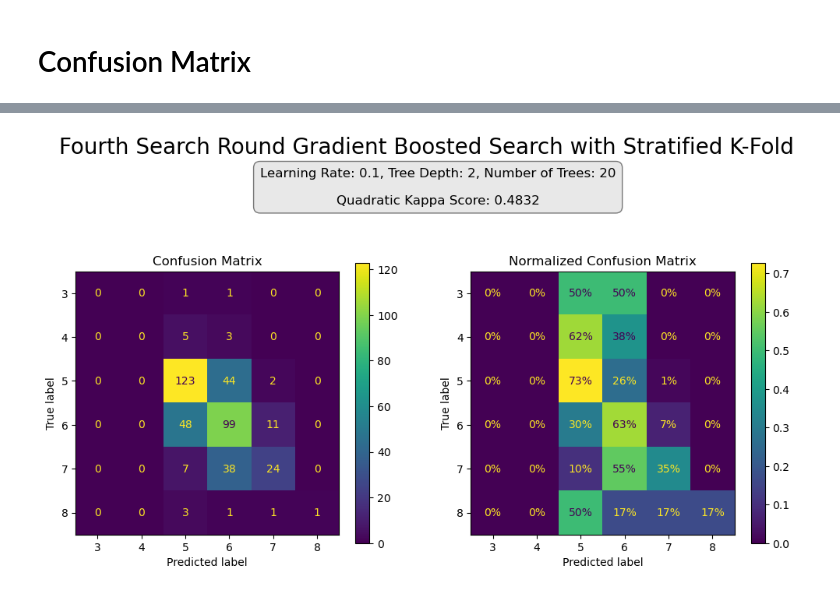
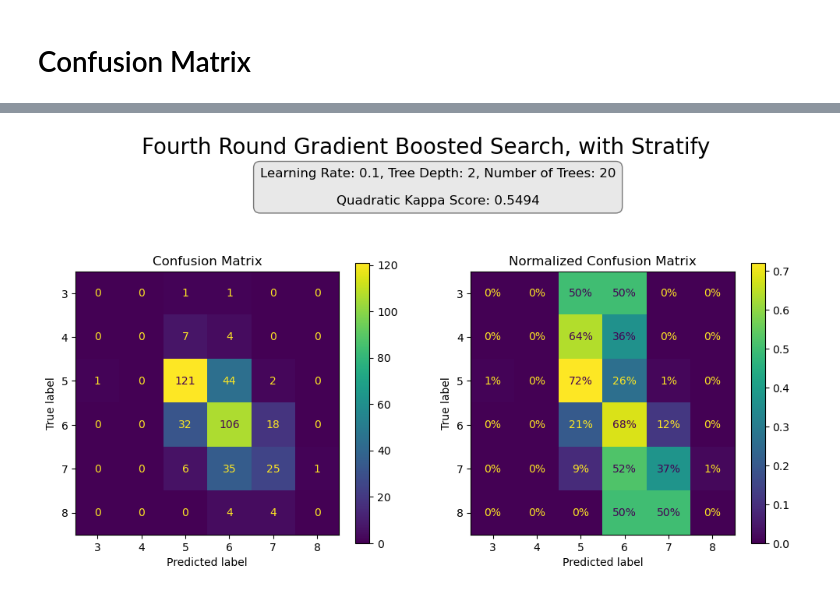
Before and after one commit to Nicholas-Simpson/Project-4, a Jupyter notebook: grad_boost_classifier_stratify.ipynb, the cells around one changed output, grey strips where cells are left out. Drawn from its saved outputs; the diff is of its cells as text; code cells hidden in the pictures.

```diff
--- a/grad_boost_classifier_stratify.ipynb
+++ b/grad_boost_classifier_stratify.ipynb
@@ -67,12 +68,9 @@ param_grid = {
     'max_depth': [3, 5, 7] #  size of each tree
 }
 
-# Use stratified k-fold cross-validation
-skfold = StratifiedKFold(n_splits=5, shuffle=True, random_state=42)
-
 # Perform grid search with cross-validation, mark timer start
 start_time = time.time()
-grid_search = GridSearchCV(model, param_grid, cv=skfold, verbose=3)
+grid_search = GridSearchCV(model, param_grid, cv=5, verbose=3)
 grid_search.fit(X_train, y_train)
 
 # Get the best model from grid search
@@ -151,12 +149,9 @@ param_grid_2 = {
     'max_depth': [3, 5, 7]
 }
 
-# Use stratified k-fold cross-validation
-skfold = StratifiedKFold(n_splits=5, shuffle=True, random_state=42)
-
 # Perform grid search with cross-validation
 start_time_2 = time.time()
-grid_search_2 = GridSearchCV(model_2, param_grid_2, cv=skfold, verbose=3)
+grid_search_2 = GridSearchCV(model_2, param_grid_2, cv=5, verbose=3)
 grid_search_2.fit(X_train, y_train)
 
 # Get the best model from grid search
@@ -235,12 +230,9 @@ param_grid_3 = {
     'max_depth': [2, 3, 5]
 }
 
-# Use stratified k-fold cross-validation
-skfold = StratifiedKFold(n_splits=5, shuffle=True, random_state=42)
-
 # Perform grid search with cross-validation
 start_time_3 = time.time()
-grid_search_3 = GridSearchCV(model_3, param_grid_3, cv=skfold, verbose=3)
+grid_search_3 = GridSearchCV(model_3, param_grid_3, cv=5, verbose=3)
 grid_search_3.fit(X_train, y_train)
 
 # Get the best model from grid search
@@ -319,12 +311,9 @@ param_grid_4 = {
     'max_depth': [2, 3, 5, 7, 9]
 }
 
-# Use stratified k-fold cross-validation
-skfold = StratifiedKFold(n_splits=5, shuffle=True, random_state=42)
-
 # Perform grid search with cross-validation
 start_time_4 = time.time()
-grid_search_4 = GridSearchCV(model_4, param_grid_4, cv=skfold, verbose=3)
+grid_search_4 = GridSearchCV(model_4, param_grid_4, cv=5, verbose=3)
 grid_search_4.fit(X_train, y_train)
 
 # Get the best model from grid search
@@ -649,33 +638,33 @@ fig = plt.figure(figsize = (12,6))
 grid_spec = GridSpec(2, 2, figure=fig, width_ratios = [3,3], height_ratios=[1, 6])
 
 # Model specs subplot
 model_specs =  f"Learning Rate: {best_gb_4.learning_rate}, Tree Depth: {best_gb_4.max_depth}, Number of Trees: {best_gb_4.n_estimators}\n\nQuadratic Kappa Score: {kappa_4:.4f}"
 upper_ax = fig.add_subplot(grid_spec[0, :])
 
 # plt.upper_ax_adjust(hspace = 0.5)
 upper_text = upper_ax.text(0.5, 0.55, model_specs, ha='center', fontsize=12,
                            bbox=dict(facecolor='lightgray', alpha=0.5, boxstyle='round,pad=0.5'))
 upper_ax.axis('off')
 
 # Confusion Matrix Subplot
 conf_matrix_display = ConfusionMatrixDisplay.from_predictions(y_val, y_pred_4, ax=fig.add_subplot(grid_spec[1, 0]))
 conf_matrix_display.ax_.set_title("Confusion Matrix")
 
 # Normalized Confusion Matrix Subplot
 normalized_conf_matrix_display = ConfusionMatrixDisplay.from_predictions(y_val, y_pred_4,
                                                                          normalize='true',
                                                                          values_format='.0%',
                                                                          ax=fig.add_subplot(grid_spec[1, 1]))
 normalized_conf_matrix_display.ax_.set_title("Normalized Confusion Matrix")
 
 
 # Adjust Layout
 plt.tight_layout
-plt.suptitle("Fourth Search Round Gradient Boosted Search with Stratified K-Fold", fontsize=20)
+plt.suptitle("Fourth Round Gradient Boosted Search, with Stratify", fontsize=20)
 
 # Save and show the figure
-output_filename = f"{gb_output_path}/gb_4th_model_kappa={kappa_4:.4f}_skf_confusion_matrix.png"
+output_filename = f"{gb_output_path}/gb_4th_model_kappa={kappa_4:.4f}_confusion_matrix_stratify.png"
 plt.savefig(output_filename)
 plt.show()
 # %% [output]
-[figure, old version]
+[figure, new version]
```
Also changed, not shown: parts of 19 cells of this notebook, 1 other file.
